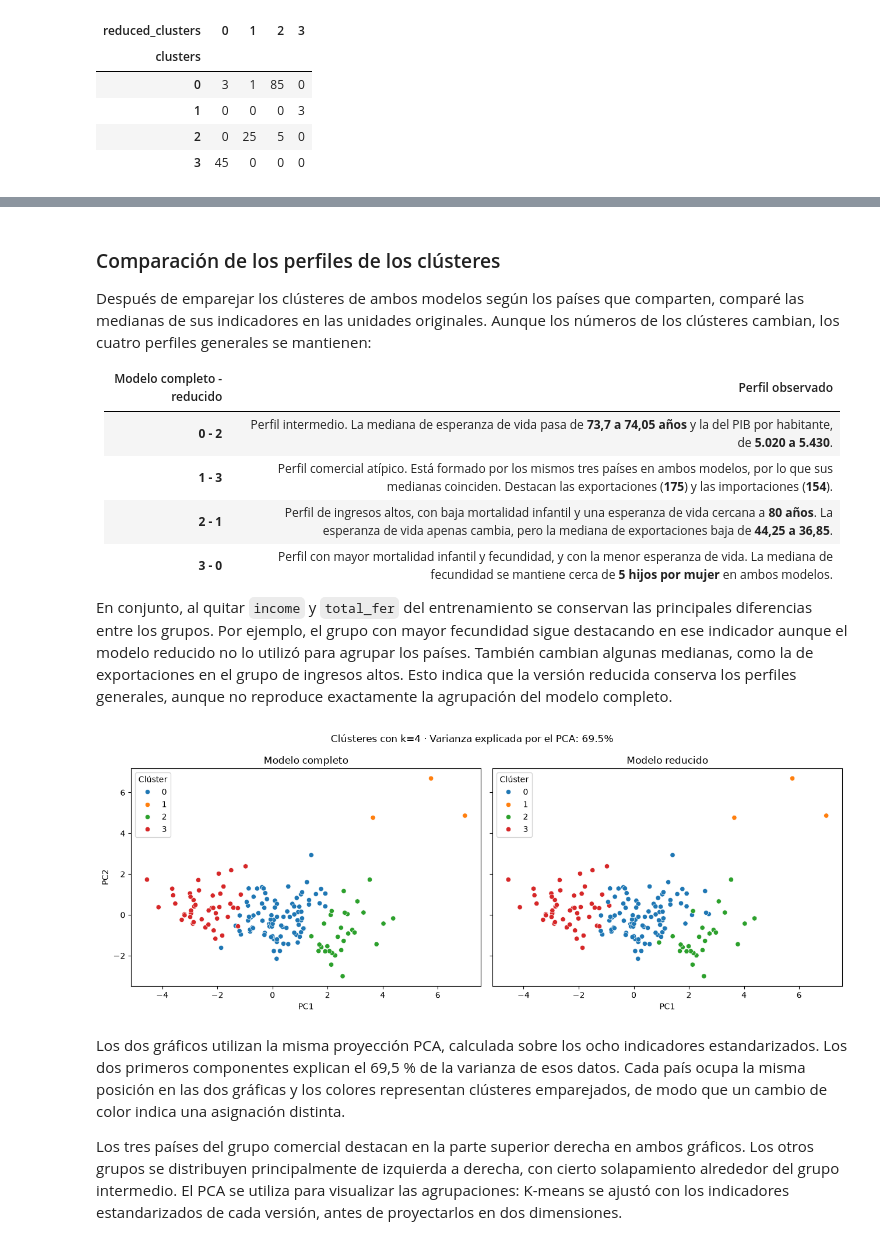
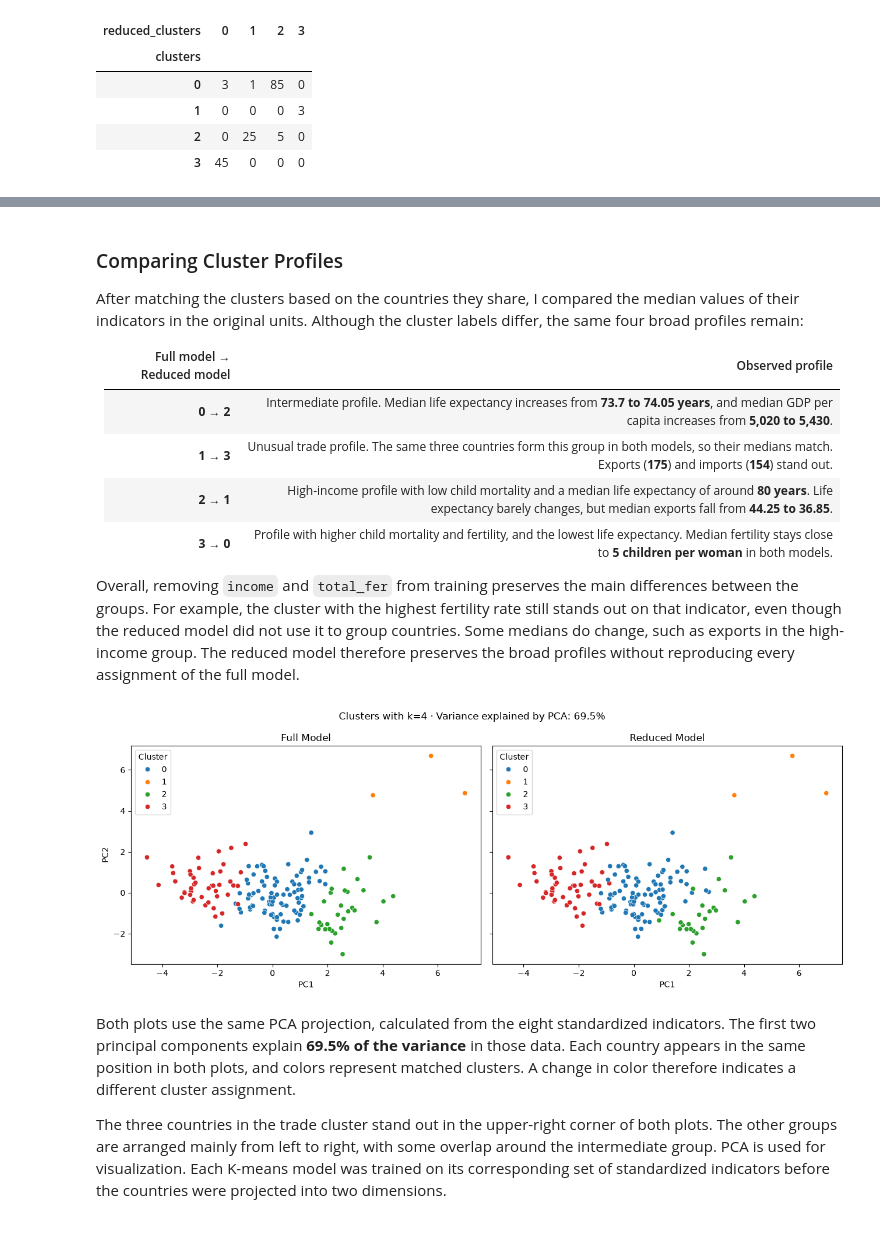
Before and after one commit to SLOPTRI/Country_Segmentation_Unsupervised_ML, a Jupyter notebook: main.ipynb, the cells around one changed output, grey strips where cells are left out. Cells and saved outputs as stored; diff of their text form; code cells hidden in the pictures.

```diff
--- a/main.ipynb
+++ b/main.ipynb
@@ -117,7 +111,7 @@ fig, ejes = plt.subplots(2, 4, figsize=(18, 7))
 for columna, eje in zip(indicadores.columns, ejes.ravel()):
     sns.histplot(data=indicadores, x=columna, bins=15, ax=eje)
     eje.set_title(columna)
-    eje.set(xlabel="", ylabel="Países")
+    eje.set(xlabel="", ylabel="Countries")
 
 plt.tight_layout()
 plt.show()
@@ -402,60 +400,60 @@ Modelo reducido
 | 2 | 17.30 | 39.65 | 5.98 | 49.40 | 11300.0 | 74.05 | 2.17 | 5430.0 |
 | 3 | 2.80 | 175.00 | 7.77 | 154.00 | 72100.0 | 81.30 | 1.36 | 46600.0 |
 # %% [markdown]
-### Comparación de los perfiles de los clústeres
+### Comparing Cluster Profiles
 
-Después de emparejar los clústeres de ambos modelos según los países que comparten, comparé las medianas de sus indicadores en las unidades originales. Aunque los números de los clústeres cambian, los cuatro perfiles generales se mantienen:
+After matching the clusters based on the countries they share, I compared the median values of their indicators in the original units. Although the cluster labels differ, the same four broad profiles remain:
 
-| Modelo completo - reducido | Perfil observado |
+| Full model → Reduced model | Observed profile |
 |---|---|
-| **0 - 2** | Perfil intermedio. La mediana de esperanza de vida pasa de **73,7 a 74,05 años** y la del PIB por habitante, de **5.020 a 5.430**. |
-| **1 - 3** | Perfil comercial atípico. Está formado por los mismos tres países en ambos modelos, por lo que sus medianas coinciden. Destacan las exportaciones (**175**) y las importaciones (**154**). |
-| **2 - 1** | Perfil de ingresos altos, con baja mortalidad infantil y una esperanza de vida cercana a **80 años**. La esperanza de vida apenas cambia, pero la mediana de exportaciones baja de **44,25 a 36,85**. |
-| **3 - 0** | Perfil con mayor mortalidad infantil y fecundidad, y con la menor esperanza de vida. La mediana de fecundidad se mantiene cerca de **5 hijos por mujer** en ambos modelos. |
+| **0 → 2** | Intermediate profile. Median life expectancy increases from **73.7 to 74.05 years**, and median GDP per capita increases from **5,020 to 5,430**. |
+| **1 → 3** | Unusual trade profile. The same three countries form this group in both models, so their medians match. Exports (**175**) and imports (**154**) stand out. |
+| **2 → 1** | High-income profile with low child mortality and a median life expectancy of around **80 years**. Life expectancy barely changes, but median exports fall from **44.25 to 36.85**. |
+| **3 → 0** | Profile with higher child mortality and fertility, and the lowest life expectancy. Median fertility stays close to **5 children per woman** in both models. |
 
-En conjunto, al quitar `income` y `total_fer` del entrenamiento se conservan las principales diferencias entre los grupos. Por ejemplo, el grupo con mayor fecundidad sigue destacando en ese indicador aunque el modelo reducido no lo utilizó para agrupar los países. También cambian algunas medianas, como la de exportaciones en el grupo de ingresos altos. Esto indica que la versión reducida conserva los perfiles generales, aunque no reproduce exactamente la agrupación del modelo completo.
+Overall, removing `income` and `total_fer` from training preserves the main differences between the groups. For example, the cluster with the highest fertility rate still stands out on that indicator, even though the reduced model did not use it to group countries. Some medians do change, such as exports in the high-income group. The reduced model therefore preserves the broad profiles without reproducing every assignment of the full model.
 # %%
 
 
-# Mismos ejes para comparar los dos modelos
+# Use the same axes to compare both models.
 pca = PCA(n_components=2)
 coordenadas = pca.fit_transform(X_scaled)
 
 grafico = results.copy()
 grafico["PC1"] = coordenadas[:, 0]
 grafico["PC2"] = coordenadas[:, 1]
 
-# Etiqueta del modelo reducido - etiqueta del modelo completo.
+# Map the reduced model's cluster labels to the full model's labels.
 equivalencias = {2: 0, 3: 1, 1: 2, 0: 3}
 grafico["reduced_alineado"] = grafico["reduced_clusters"].map(equivalencias)
 
 fig, ejes = plt.subplots(1, 2, figsize=(13, 5), sharex=True, sharey=True)
 
 for eje, columna, titulo in zip(
     ejes,
     ["clusters", "reduced_alineado"],
-    ["Modelo completo", "Modelo reducido"]
+    ["Full Model", "Reduced Model"]
 ):
     sns.scatterplot(
         data=grafico,
         x="PC1",
         y="PC2",
         hue=columna,
         hue_order=[0, 1, 2, 3],
         palette="tab10",
         ax=eje
     )
     eje.set_title(titulo)
-    eje.legend(title="Clúster")
+    eje.legend(title="Cluster")
 
 varianza = pca.explained_variance_ratio_.sum()
-fig.suptitle(f"Clústeres con k=4 · Varianza explicada por el PCA: {varianza:.1%}")
+fig.suptitle(f"Clusters with k=4 · Variance explained by PCA: {varianza:.1%}")
 plt.tight_layout()
 plt.show()
 # %% [output]
-[figure, old version]
+[figure, new version]
 # %% [markdown]
-Los dos gráficos utilizan la misma proyección PCA, calculada sobre los ocho indicadores estandarizados. Los dos primeros componentes explican el 69,5 % de la varianza de esos datos. Cada país ocupa la misma posición en las dos gráficas y los colores representan clústeres emparejados, de modo que un cambio de color indica una asignación distinta.
+Both plots use the same PCA projection, calculated from the eight standardized indicators. The first two principal components explain **69.5% of the variance** in those data. Each country appears in the same position in both plots, and colors represent matched clusters. A change in color therefore indicates a different cluster assignment.
 
-Los tres países del grupo comercial destacan en la parte superior derecha en ambos gráficos. Los otros grupos se distribuyen principalmente de izquierda a derecha, con cierto solapamiento alrededor del grupo intermedio. El PCA se utiliza para visualizar las agrupaciones: K-means se ajustó con los indicadores estandarizados de cada versión, antes de proyectarlos en dos dimensiones.
+The three countries in the trade cluster stand out in the upper-right corner of both plots. The other groups are arranged mainly from left to right, with some overlap around the intermediate group. PCA is used for visualization. Each K-means model was trained on its corresponding set of standardized indicators before the countries were projected into two dimensions.
 # %% [markdown]
```
Also changed, not shown: parts of 26 cells of this notebook, 1 other file.
